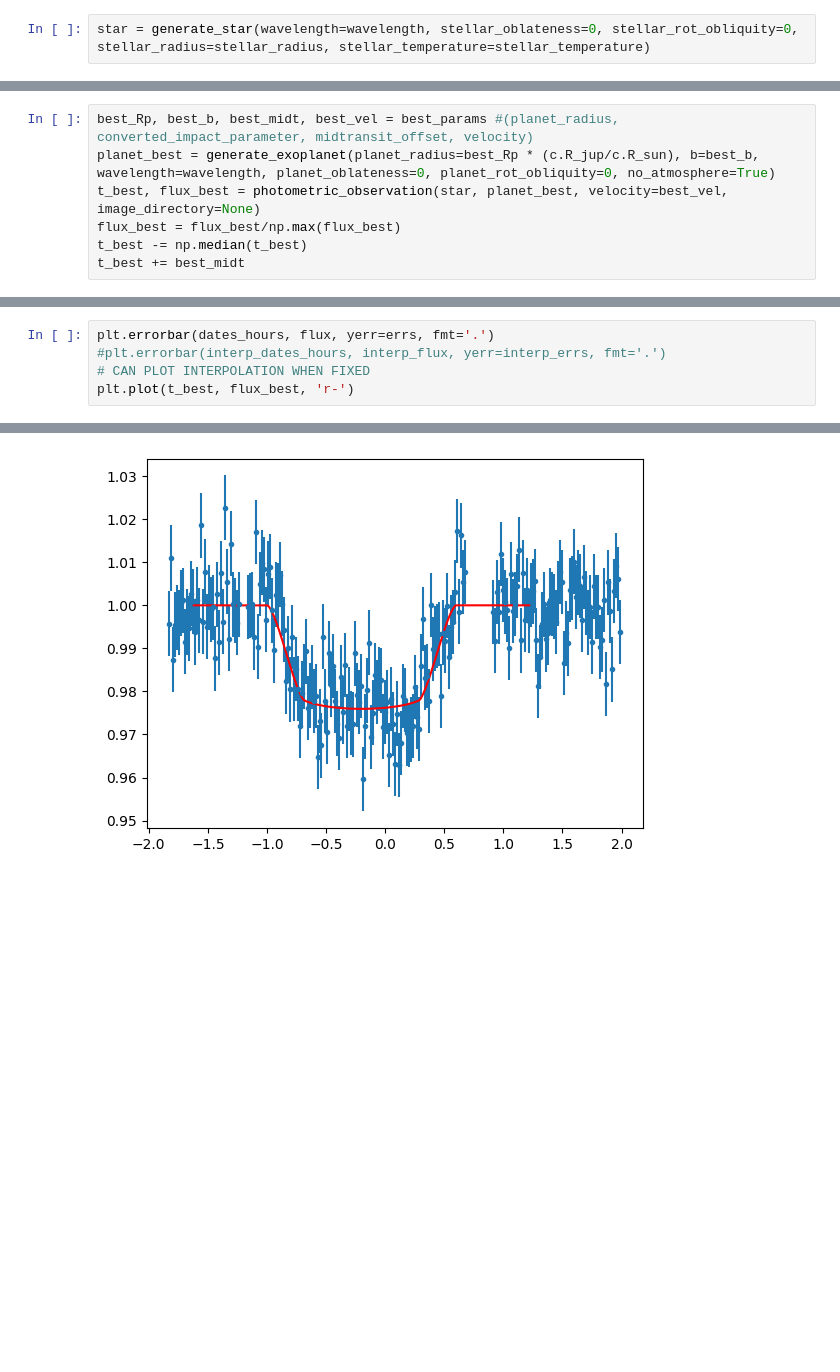
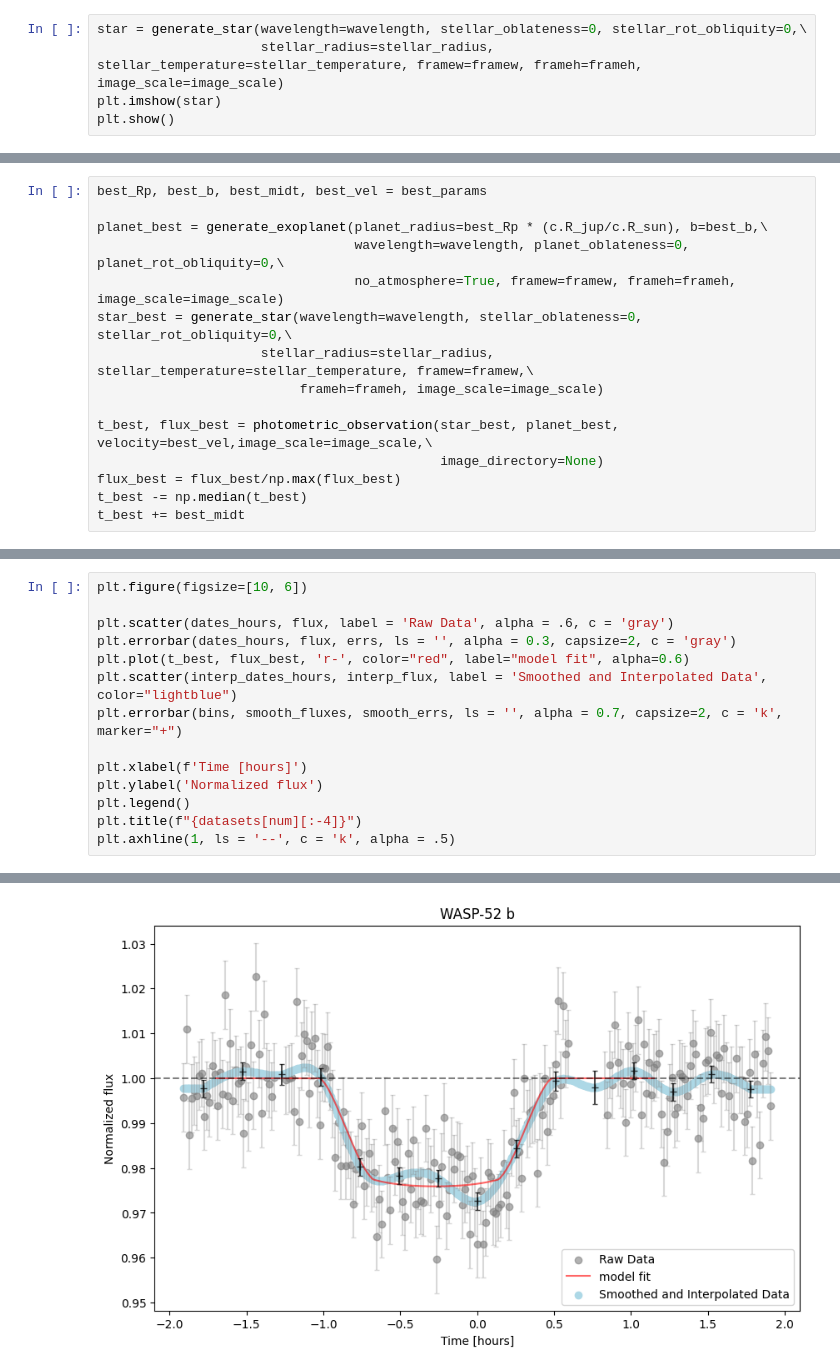
Before and after one commit to ua-2025q3-astr501-513/p1-pink-fluffy-unicorns, a Jupyter notebook: model_fitting.ipynb, the cells around one changed output, grey strips where cells are left out. Drawn from its saved outputs; the diff is of its cells as text; blank space fills up the shorter version.

Commit message:
Interpolation added to model_fitting

```diff
--- a/model_fitting.ipynb
+++ b/model_fitting.ipynb
@@ -107,6 +120,9 @@ def evaluate_params(params, t_obs, flux_obs, noise_sigma, star, image_directory
         return np.inf, params
 # %%
-star = generate_star(wavelength=wavelength, stellar_oblateness=0, stellar_rot_obliquity=0, stellar_radius=stellar_radius, stellar_temperature=stellar_temperature)
+star = generate_star(wavelength=wavelength, stellar_oblateness=0, stellar_rot_obliquity=0,\
+                     stellar_radius=stellar_radius, stellar_temperature=stellar_temperature, framew=framew, frameh=frameh, image_scale=image_scale)
+plt.imshow(star)
+plt.show()
 # %% [output]
 Calculating limb darkening coefficients....
 Creating mask...
@@ -132,7 +150,15 @@ print('Best params:', best_params)
 # %%
-best_Rp, best_b, best_midt, best_vel = best_params #(planet_radius, converted_impact_parameter, midtransit_offset, velocity)
-planet_best = generate_exoplanet(planet_radius=best_Rp * (c.R_jup/c.R_sun), b=best_b, wavelength=wavelength, planet_oblateness=0, planet_rot_obliquity=0, no_atmosphere=True)
-t_best, flux_best = photometric_observation(star, planet_best, velocity=best_vel, image_directory=None)
+best_Rp, best_b, best_midt, best_vel = best_params
+
+planet_best = generate_exoplanet(planet_radius=best_Rp * (c.R_jup/c.R_sun), b=best_b,\
+                                 wavelength=wavelength, planet_oblateness=0, planet_rot_obliquity=0,\
+                                 no_atmosphere=True, framew=framew, frameh=frameh, image_scale=image_scale)
+star_best = generate_star(wavelength=wavelength, stellar_oblateness=0, stellar_rot_obliquity=0,\
+                     stellar_radius=stellar_radius, stellar_temperature=stellar_temperature, framew=framew,\
+                          frameh=frameh, image_scale=image_scale)
+
+t_best, flux_best = photometric_observation(star_best, planet_best, velocity=best_vel,image_scale=image_scale,\
+                                            image_directory=None)
 flux_best = flux_best/np.max(flux_best)
 t_best -= np.median(t_best)
 t_best += best_midt
@@ -139,6 +168,15 @@ t_best += best_midt
 # %%
-plt.errorbar(dates_hours, flux, yerr=errs, fmt='.')
-#plt.errorbar(interp_dates_hours, interp_flux, yerr=interp_errs, fmt='.')
-# CAN PLOT INTERPOLATION WHEN FIXED
-plt.plot(t_best, flux_best, 'r-')
+plt.figure(figsize=[10, 6])
+
+plt.scatter(dates_hours, flux, label = 'Raw Data', alpha = .6, c = 'gray')
+plt.errorbar(dates_hours, flux, errs, ls = '', alpha = 0.3, capsize=2, c = 'gray')
+plt.plot(t_best, flux_best, 'r-', color="red", label="model fit", alpha=0.6)
+plt.scatter(interp_dates_hours, interp_flux, label = 'Smoothed and Interpolated Data', color="lightblue")
+plt.errorbar(bins, smooth_fluxes, smooth_errs, ls = '', alpha = 0.7, capsize=2, c = 'k', marker="+")
+
+plt.xlabel(f'Time [hours]')
+plt.ylabel('Normalized flux')
+plt.legend()
+plt.title(f"{datasets[num][:-4]}")
+plt.axhline(1, ls = '--', c = 'k', alpha = .5)
 # %% [output]
@@ -146 +184 @@ plt.plot(t_best, flux_best, 'r-')
-[figure, old version]
+[figure, new version]
```
Also changed, not shown: parts of 9 cells of this notebook, 7 other files.
